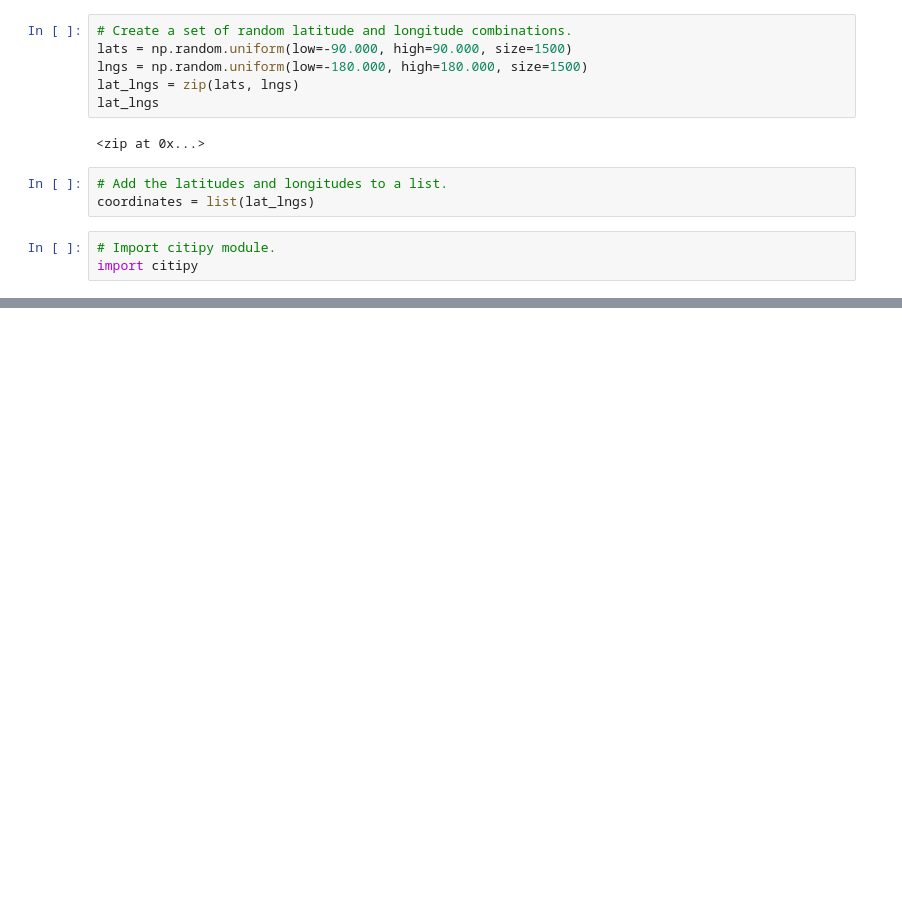
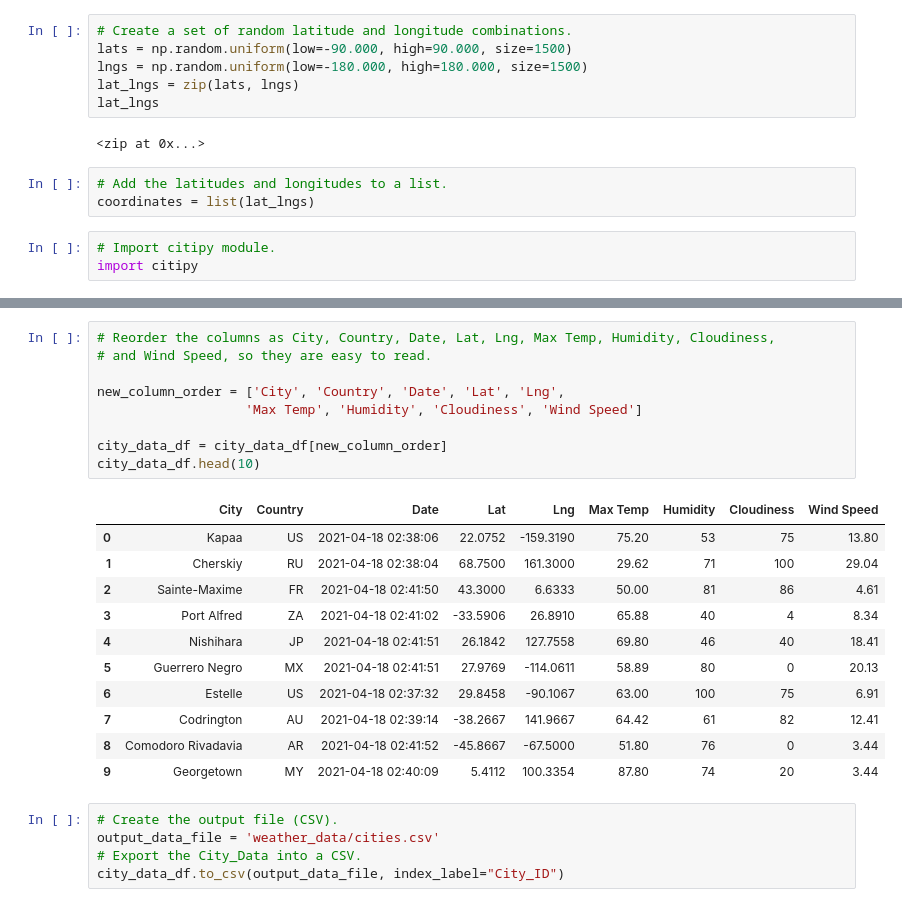
Before and after one commit to Omodayo/World_Weather_Analysis, a Jupyter notebook: WeatherPy.ipynb, the cells around one changed output, grey strips where cells are left out. Drawn from its saved outputs; the diff is of its cells as text; blank space fills up the shorter version.

```diff
--- a/WeatherPy.ipynb
+++ b/WeatherPy.ipynb
@@ -33,0 +147,26 @@ len(cities)
+# %%
+# Reorder the columns as City, Country, Date, Lat, Lng, Max Temp, Humidity, Cloudiness,
+# and Wind Speed, so they are easy to read.
+
+new_column_order = ['City', 'Country', 'Date', 'Lat', 'Lng',
+                   'Max Temp', 'Humidity', 'Cloudiness', 'Wind Speed']
+
+city_data_df = city_data_df[new_column_order]
+city_data_df.head(10)
+# %% [output]
+|  | City | Country | Date | Lat | Lng | Max Temp | Humidity | Cloudiness | Wind Speed |
+| 0 | Kapaa | US | 2021-04-18 02:38:06 | 22.0752 | -159.3190 | 75.20 | 53 | 75 | 13.80 |
+| 1 | Cherskiy | RU | 2021-04-18 02:38:04 | 68.7500 | 161.3000 | 29.62 | 71 | 100 | 29.04 |
+| 2 | Sainte-Maxime | FR | 2021-04-18 02:41:50 | 43.3000 | 6.6333 | 50.00 | 81 | 86 | 4.61 |
+| 3 | Port Alfred | ZA | 2021-04-18 02:41:02 | -33.5906 | 26.8910 | 65.88 | 40 | 4 | 8.34 |
+| 4 | Nishihara | JP | 2021-04-18 02:41:51 | 26.1842 | 127.7558 | 69.80 | 46 | 40 | 18.41 |
+| 5 | Guerrero Negro | MX | 2021-04-18 02:41:51 | 27.9769 | -114.0611 | 58.89 | 80 | 0 | 20.13 |
+| 6 | Estelle | US | 2021-04-18 02:37:32 | 29.8458 | -90.1067 | 63.00 | 100 | 75 | 6.91 |
+| 7 | Codrington | AU | 2021-04-18 02:39:14 | -38.2667 | 141.9667 | 64.42 | 61 | 82 | 12.41 |
+| 8 | Comodoro Rivadavia | AR | 2021-04-18 02:41:52 | -45.8667 | -67.5000 | 51.80 | 76 | 0 | 3.44 |
+| 9 | Georgetown | MY | 2021-04-18 02:40:09 | 5.4112 | 100.3354 | 87.80 | 74 | 20 | 3.44 |
+# %%
+# Create the output file (CSV).
+output_data_file = 'weather_data/cities.csv'
+# Export the City_Data into a CSV.
+city_data_df.to_csv(output_data_file, index_label="City_ID")
```
Also changed, not shown: parts of 7 cells of this notebook, 1 other file.
